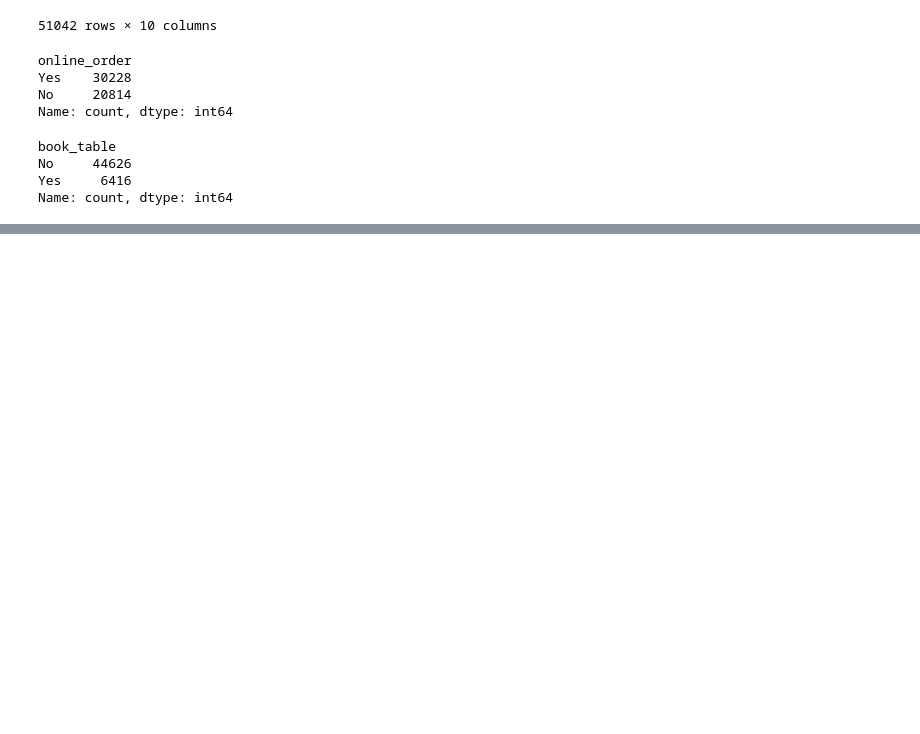
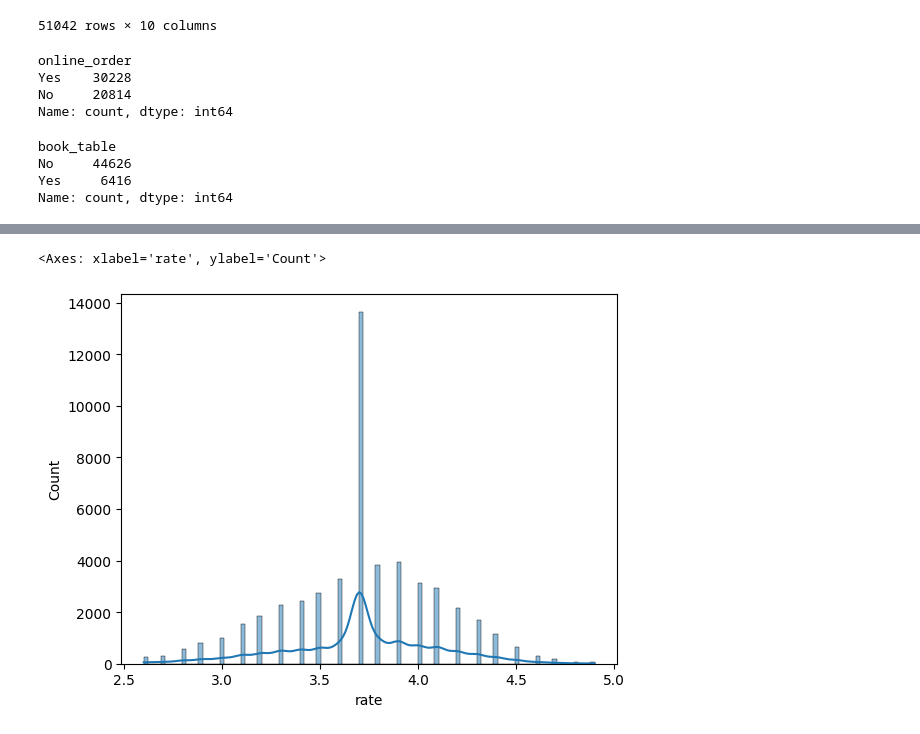
Before and after one commit to yeshwanth5/MachineLearning, a Jupyter notebook: Zomato dataset bangalore.ipynb, the cells around one changed output, grey strips where cells are left out. Cells and saved outputs as stored; diff of their text form; code cells hidden in the pictures; blank space fills up the shorter version.

```diff
--- a/Zomato dataset bangalore.ipynb
+++ b/Zomato dataset bangalore.ipynb
@@ -897,0 +952,2 @@ Name: count, dtype: int64
+# %%
+low_outlier = df.rate.mean()-3*df.rate.std()
@@ -897,0 +988,2 @@ Name: count, dtype: int64
+# %%
+df = df[df.rate>=low_outlier]
@@ -897,0 +1018,5 @@ Name: count, dtype: int64
+# %%
+sns.histplot(x='rate',data=df,kde=True)
+# %% [output]
+<Axes: xlabel='rate', ylabel='Count'>
+[figure, added]
```
Also changed, not shown: parts of 123 cells of this notebook.
